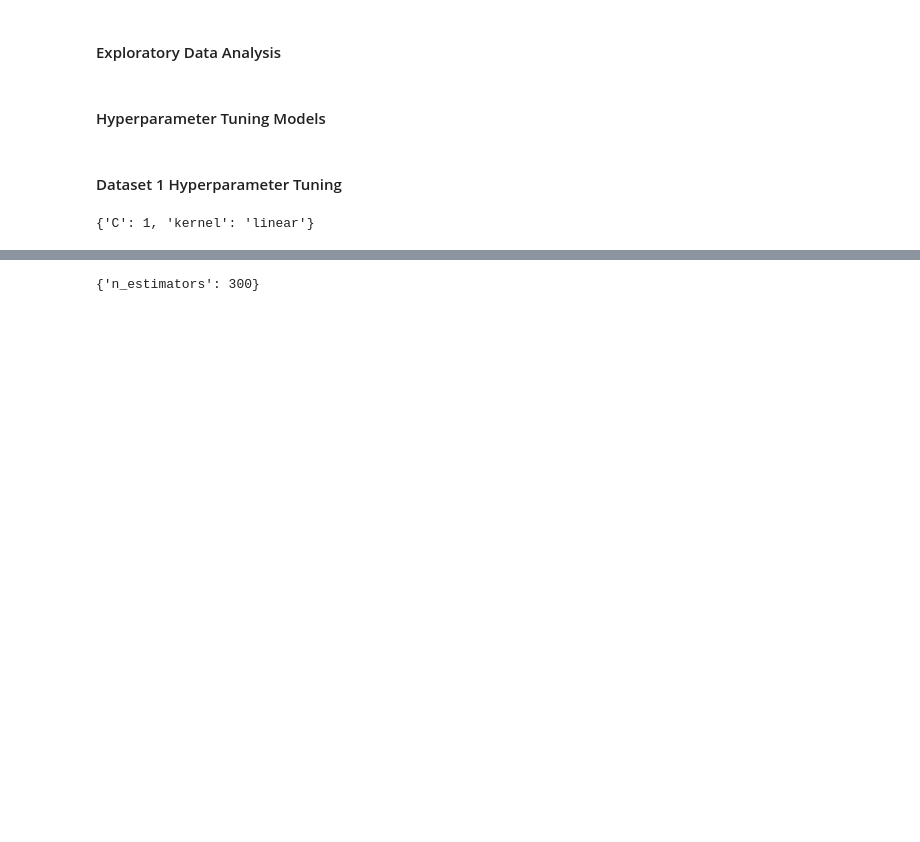
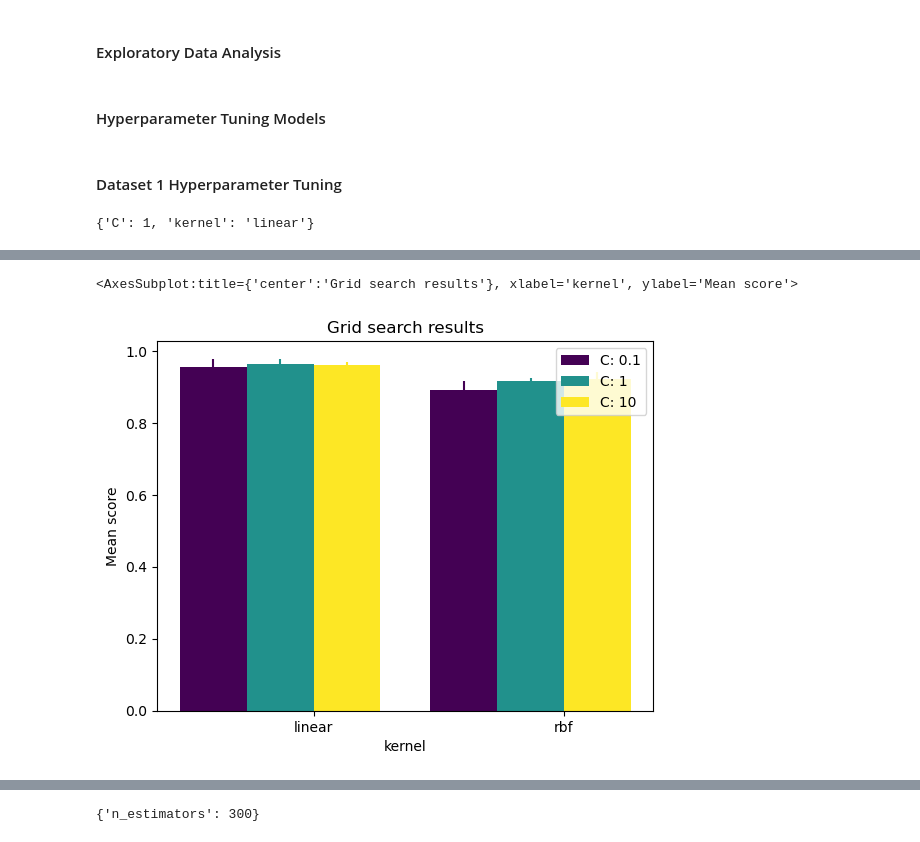
Before and after one commit to keshara2032/CS6316-ML-Project, a Jupyter notebook: part_1.ipynb, the cells around one changed output, grey strips where cells are left out. Cells and saved outputs as stored; diff of their text form; code cells hidden in the pictures; blank space fills up the shorter version.

```diff
--- a/part_1.ipynb
+++ b/part_1.ipynb
@@ -128,0 +136,5 @@ tune_svm(X,Y)
+# %%
+plot.grid_search(svm_d1_clf.cv_results_, change='kernel', kind='bar')
+# %% [output]
+<AxesSubplot:title={'center':'Grid search results'}, xlabel='kernel', ylabel='Mean score'>
+[figure, added]
```
Also changed, not shown: parts of 70 cells of this notebook.
